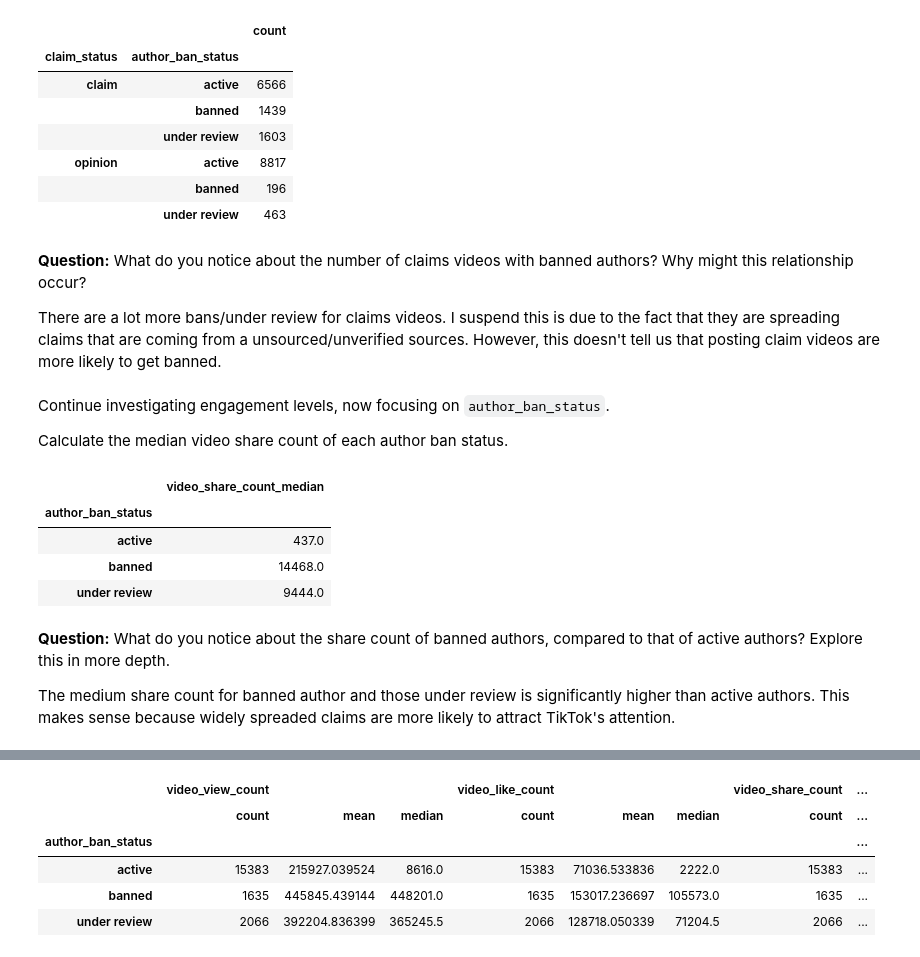
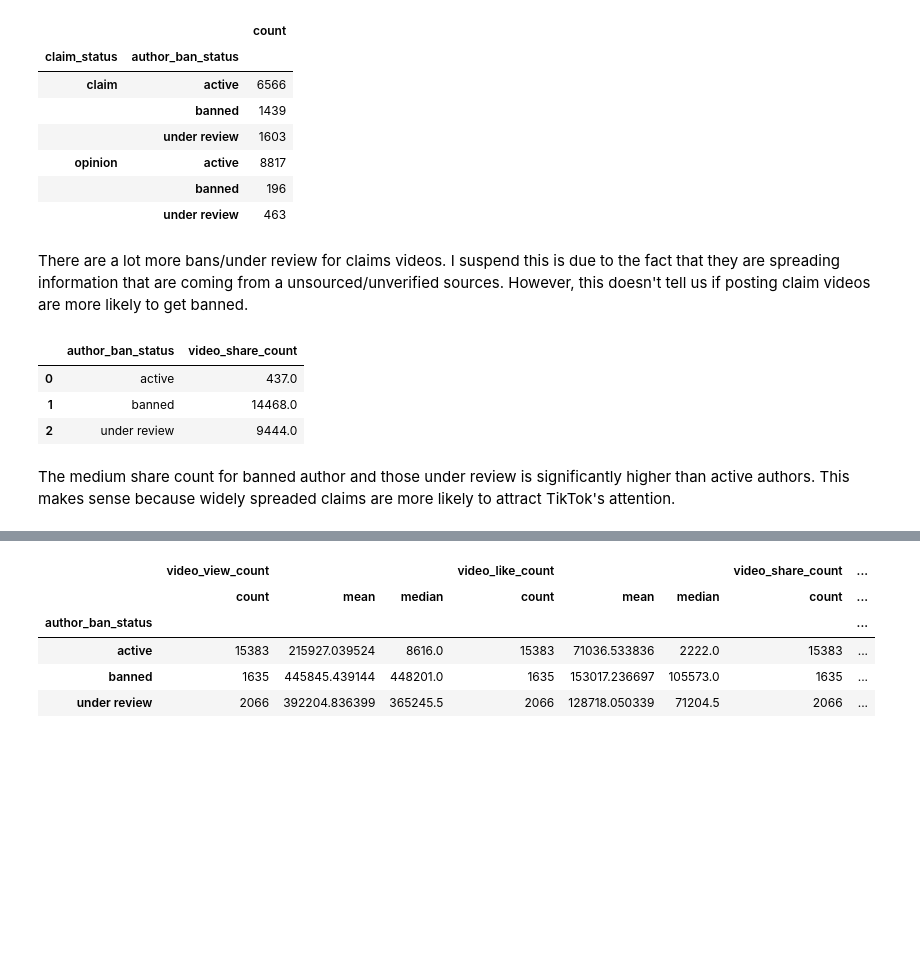
Before and after one commit to JakeLi2001/Google-Advanced-Data-Analytics-Professional-Certificate, a Jupyter notebook: 2_preliminary_data_investigation.ipynb, the cells around one changed output, grey strips where cells are left out. Saved outputs shown, nothing was run; the diff lists cells and outputs as text; code cells hidden in the pictures; blank space fills up the shorter version.

```diff
--- a/1_preliminary_data_investigation.ipynb
+++ b/2_preliminary_data_investigation.ipynb
@@ -172,23 +157,14 @@ data.groupby(['claim_status','author_ban_status']).size().to_frame('count')
 |  | banned | 196 |
 |  | under review | 463 |
 # %% [markdown]
-**Question:** What do you notice about the number of claims videos with banned authors? Why might this relationship occur?
-
-There are a lot more bans/under review for claims videos. I suspend this is due to the fact that they are spreading claims that are coming from a unsourced/unverified sources. However, this doesn't tell us that posting claim videos are more likely to get banned.
+There are a lot more bans/under review for claims videos. I suspend this is due to the fact that they are spreading information that are coming from a unsourced/unverified sources. However, this doesn't tell us if posting claim videos are more likely to get banned.
-# %% [markdown]
-Continue investigating engagement levels, now focusing on `author_ban_status`.
-
-Calculate the median video share count of each author ban status.
 # %%
-# What's the median video share count of each author ban status?
-data.groupby('author_ban_status')['video_share_count'].median().to_frame('video_share_count_median')
+# Median video share count per author ban status
+data.groupby('author_ban_status')['video_share_count'].median().reset_index()
 # %% [output]
-|  | video_share_count_median |
-| author_ban_status |  |
-| active | 437.0 |
-| banned | 14468.0 |
-| under review | 9444.0 |
+|  | author_ban_status | video_share_count |
+| 0 | active | 437.0 |
+| 1 | banned | 14468.0 |
+| 2 | under review | 9444.0 |
 # %% [markdown]
-**Question:** What do you notice about the share count of banned authors, compared to that of active authors? Explore this in more depth.
-
 The medium share count for banned author and those under review is significantly higher than active authors. This makes sense because widely spreaded claims are more likely to attract TikTok's attention.
```
Also changed, not shown: parts of 35 cells of this notebook, 3 other files.
